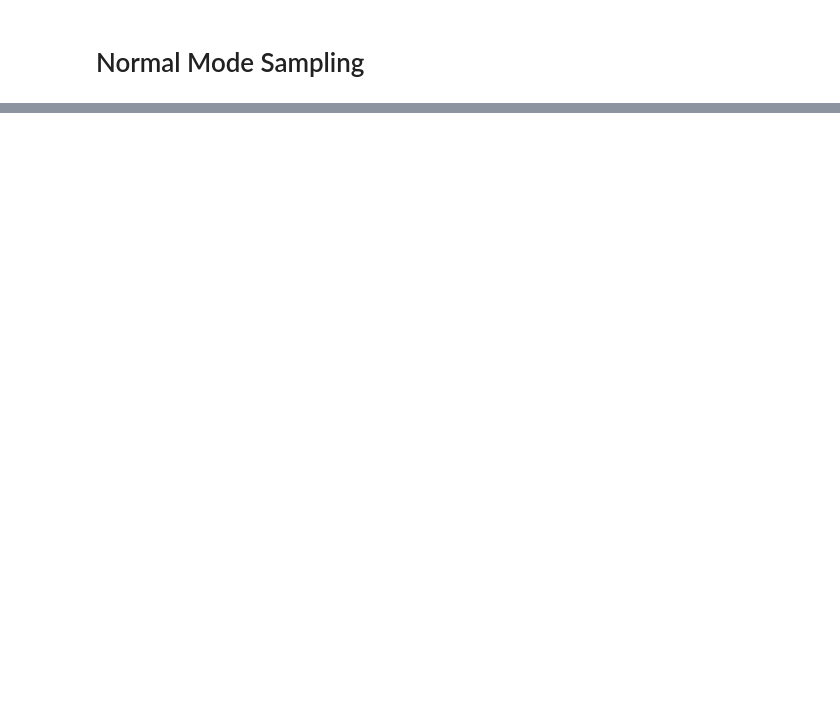
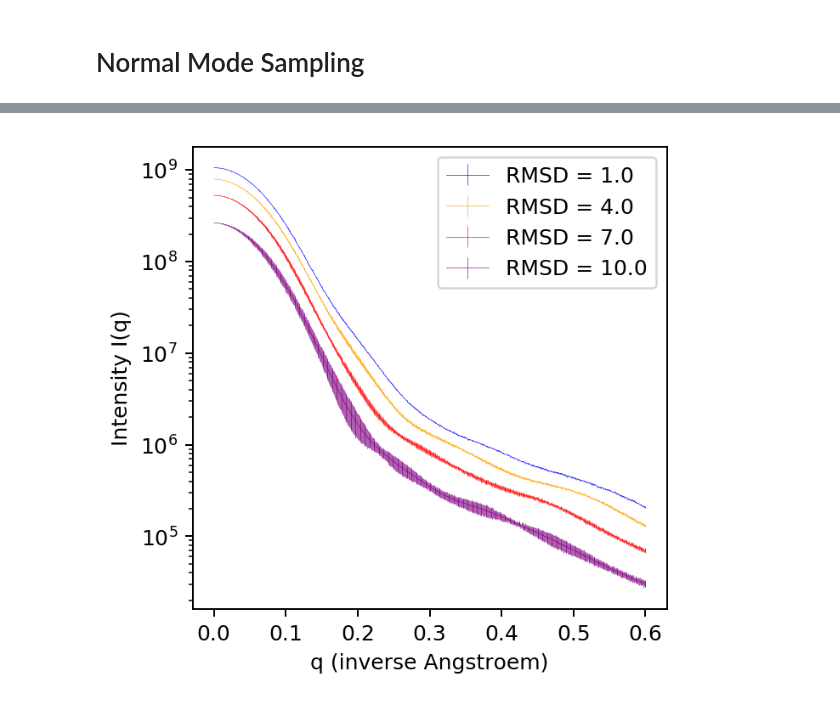
Before and after one commit to chuckie82/skopi, a Jupyter notebook: examples/notebooks/normal-mode-sampling.ipynb, the cells around one changed output, grey strips where cells are left out. Drawn from its saved outputs; the diff is of its cells as text; code cells hidden in the pictures; blank space fills up the shorter version.

```diff
--- a/examples/notebooks/normal-mode-sampling.ipynb
+++ b/examples/notebooks/normal-mode-sampling.ipynb
@@ -82,0 +162,23 @@ for rmsd in np.arange(0., 20., 2.):
+# %%
+fig = plt.figure(figsize=(4,4),dpi=180)
+plt.ylabel('Intensity I(q)')
+plt.xlabel('q (inverse Angstroem)')
+
+plt.yscale('log')
+irmsd=0
+rmsd = rmsd_range[irmsd]
+plt.errorbar(qs/10**10, 4*np.mean(saxs_array[irmsd,...], axis=0), yerr=np.std(saxs_array[irmsd,...], axis=0), linewidth=0.25, color='blue', label='RMSD = {}'.format(rmsd))
+irmsd=1
+rmsd = rmsd_range[irmsd]
+plt.errorbar(qs/10**10, 3*np.mean(saxs_array[irmsd,...], axis=0), yerr=np.std(saxs_array[irmsd,...], axis=0), linewidth=0.25, color='orange',label='RMSD = {}'.format(rmsd))
+irmsd=2
+rmsd = rmsd_range[irmsd]
+plt.errorbar(qs/10**10, 2*np.mean(saxs_array[irmsd,...], axis=0), yerr=np.std(saxs_array[irmsd,...], axis=0), linewidth=0.25, color='red',label='RMSD = {}'.format(rmsd))
+irmsd=3
+rmsd = rmsd_range[irmsd]
+plt.errorbar(qs/10**10, np.mean(saxs_array[irmsd,...], axis=0), yerr=np.std(saxs_array[irmsd,...], axis=0), linewidth=0.25, color='purple',label='RMSD = {}'.format(rmsd))
+
+plt.legend()
+plt.show()
+# %% [output]
+[figure, added]
```
Also changed, not shown: parts of 33 cells of this notebook, 1 other file.
